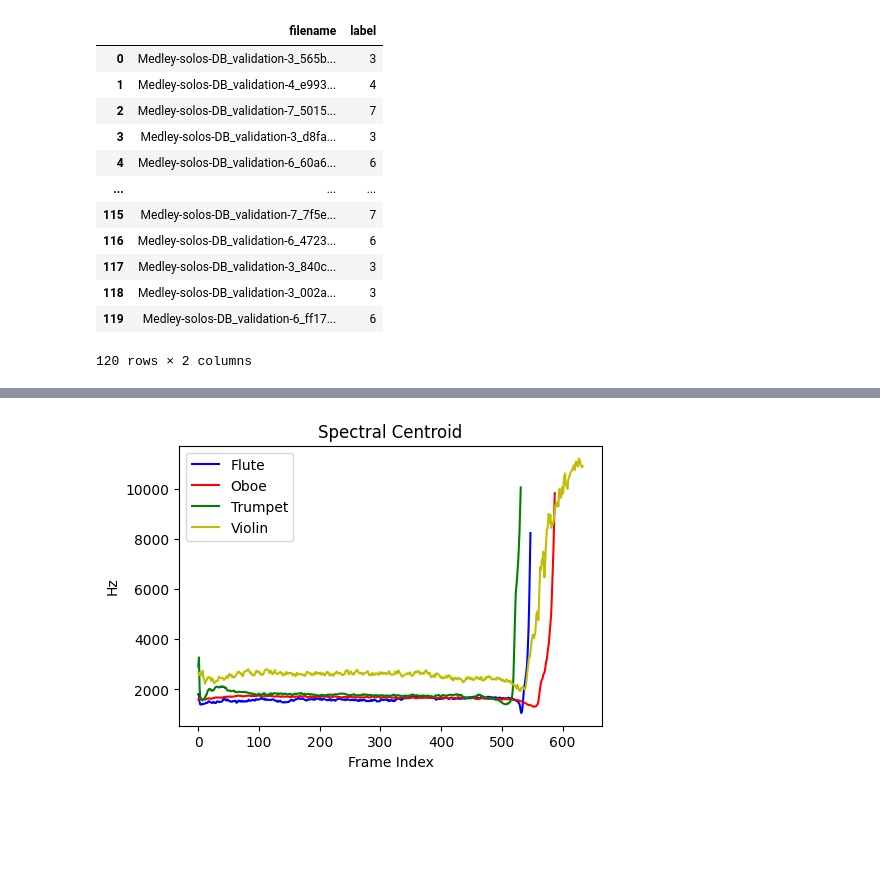
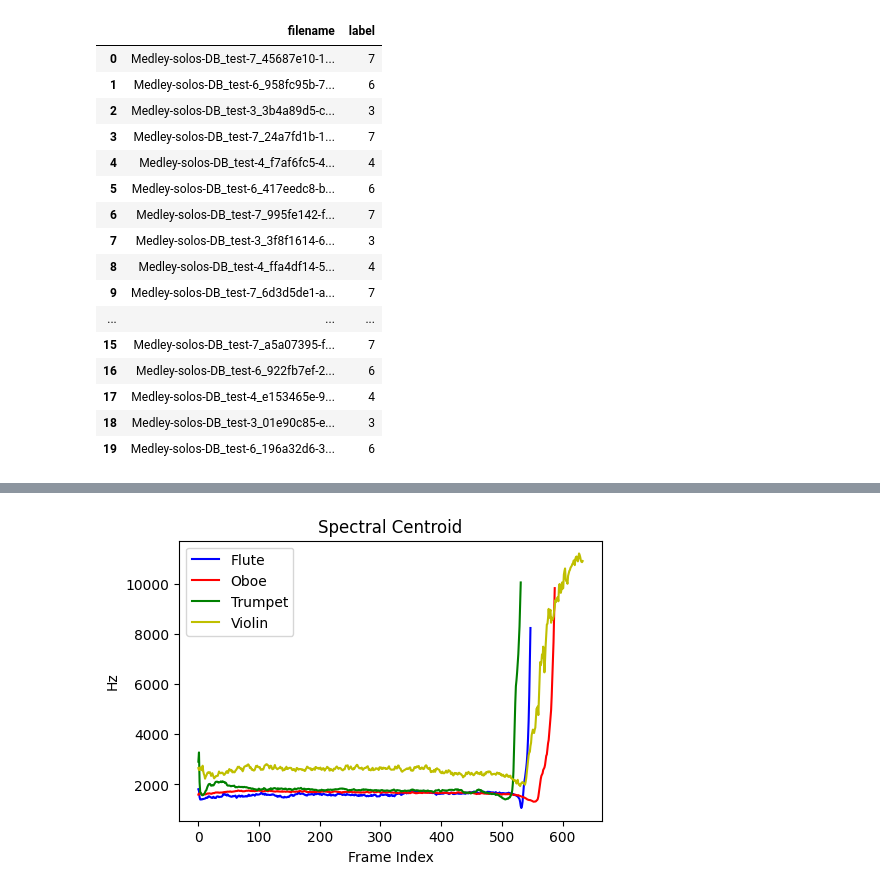
Before and after one commit to Jamesprocode/Audio-Content-Analysis, a Jupyter notebook: feature_visualization_activity.ipynb, the cells around one changed output, grey strips where cells are left out. Cells and saved outputs as stored; diff of their text form; code cells hidden in the pictures; blank space fills up the shorter version.

```diff
--- a/feature_visualization_activity.ipynb
+++ b/feature_visualization_activity.ipynb
@@ -14,5 +22,14 @@ folder = 'audios/micro_medlydb/validate'
 audio_files = np.array([f for f in os.listdir(folder) if f.endswith('.wav')])
 
 df = pd.DataFrame(audio_files, columns=['filename'])
+
+#load and compute the features for the test set
+test_folder = 'audios/micro_medlydb/test'
+#create a numpy matrix to store the names of the audio files
+audio_files = np.array([f for f in os.listdir(test_folder) if f.endswith('.wav')])
+
+df_test = pd.DataFrame(audio_files, columns=['filename'])
+
+df_test
 # %% [output]
 |  | filename |
@@ -31,29 +52,40 @@ df = pd.DataFrame(audio_files, columns=['filename'])
 # %%
 
-#parse the label out of the file name
-pattern = re.compile(r'DB_validation-(\d+)_')  # strictly matches the number after DB_validation-
+def label_extraction(folder, df):
+    #parse the label out of the file name
+    pattern = re.compile(r'DB_validation-(\d+)_|DB_test-(\d+)_')  # strictly matches the number after DB_validation- or DB_test-
 
-for filename in os.listdir(folder):
-    match = pattern.search(filename)
-    if match:
-        number = int(match.group(1))  # extract the correct number
-        df.loc[df['filename'] == filename, 'label'] = number
+    for filename in os.listdir(folder):
+        match = pattern.search(filename)
+        if match:
+            number = int(match.group(1) or match.group(2))  # extract the correct number
+            df.loc[df['filename'] == filename, 'label'] = number
 
-df['label'] = df['label'].astype('Int64')  # Pandas nullable integer type
+    df['label'] = df['label'].astype('Int64')  # Pandas nullable integer type
+    return df
+
+df = label_extraction(folder, df)
 
 
-df
+
+df_test = label_extraction(test_folder, df_test)
+
+df_test
 # %% [output]
 |  | filename | label |
-| 0 | Medley-solos-DB_validation-3_565b... | 3 |
-| 1 | Medley-solos-DB_validation-4_e993... | 4 |
-| 2 | Medley-solos-DB_validation-7_5015... | 7 |
-| 3 | Medley-solos-DB_validation-3_d8fa... | 3 |
-| 4 | Medley-solos-DB_validation-6_60a6... | 6 |
+| 0 | Medley-solos-DB_test-7_45687e10-1... | 7 |
+| 1 | Medley-solos-DB_test-6_958fc95b-7... | 6 |
+| 2 | Medley-solos-DB_test-3_3b4a89d5-c... | 3 |
+| 3 | Medley-solos-DB_test-7_24a7fd1b-1... | 7 |
+| 4 | Medley-solos-DB_test-4_f7af6fc5-4... | 4 |
+| 5 | Medley-solos-DB_test-6_417eedc8-b... | 6 |
+| 6 | Medley-solos-DB_test-7_995fe142-f... | 7 |
+| 7 | Medley-solos-DB_test-3_3f8f1614-6... | 3 |
+| 8 | Medley-solos-DB_test-4_ffa4df14-5... | 4 |
+| 9 | Medley-solos-DB_test-7_6d3d5de1-a... | 7 |
 | ... | ... | ... |
-| 115 | Medley-solos-DB_validation-7_7f5e... | 7 |
-| 116 | Medley-solos-DB_validation-6_4723... | 6 |
-| 117 | Medley-solos-DB_validation-3_840c... | 3 |
-| 118 | Medley-solos-DB_validation-3_002a... | 3 |
-| 119 | Medley-solos-DB_validation-6_ff17... | 6 |
+| 15 | Medley-solos-DB_test-7_a5a07395-f... | 7 |
+| 16 | Medley-solos-DB_test-6_922fb7ef-2... | 6 |
+| 17 | Medley-solos-DB_test-4_e153465e-9... | 4 |
+| 18 | Medley-solos-DB_test-3_01e90c85-e... | 3 |
+| 19 | Medley-solos-DB_test-6_196a32d6-3... | 6 |
-120 rows × 2 columns
```
Also changed, not shown: parts of 7 cells of this notebook.
